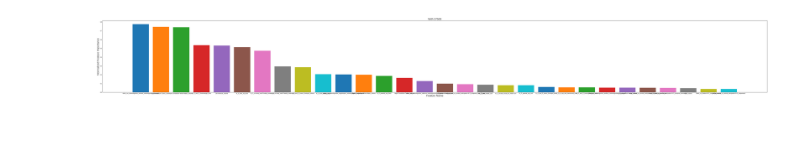
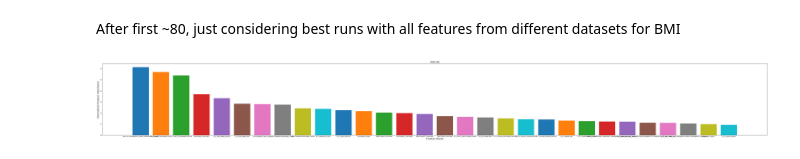
Before and after one commit to sahahn/ABCD_Ev_Search, a Jupyter notebook: Post_Analysis.ipynb, the cells around one changed output. Saved outputs shown, nothing was run; the diff lists cells and outputs as text; code cells hidden in the pictures; blank space fills up the shorter version.

```diff
--- a/Post_Analysis.ipynb
+++ b/Post_Analysis.ipynb
@@ -11,6 +11,8 @@ import Tools_For_Anal as A
+# %% [markdown]
+After first ~80, just considering best runs with all features from different datasets for BMI
 # %%
-items = A.load_file('Stats/BMI_all_keys.txt')
+items = A.load_file('Stats/BMI_best_keys(1).txt')
 fc, feat_count = A.get_weighted_feature_counts(items, score_lim=-5)
 A.plot_feat_importance(fc, 'With ' + str(feat_count), top=30, print_scores=False, save=False)
 # %% [output]
-[figure, old version]
+[figure, new version]
```
Also changed, not shown: parts of 12 cells of this notebook, 4 other files.
